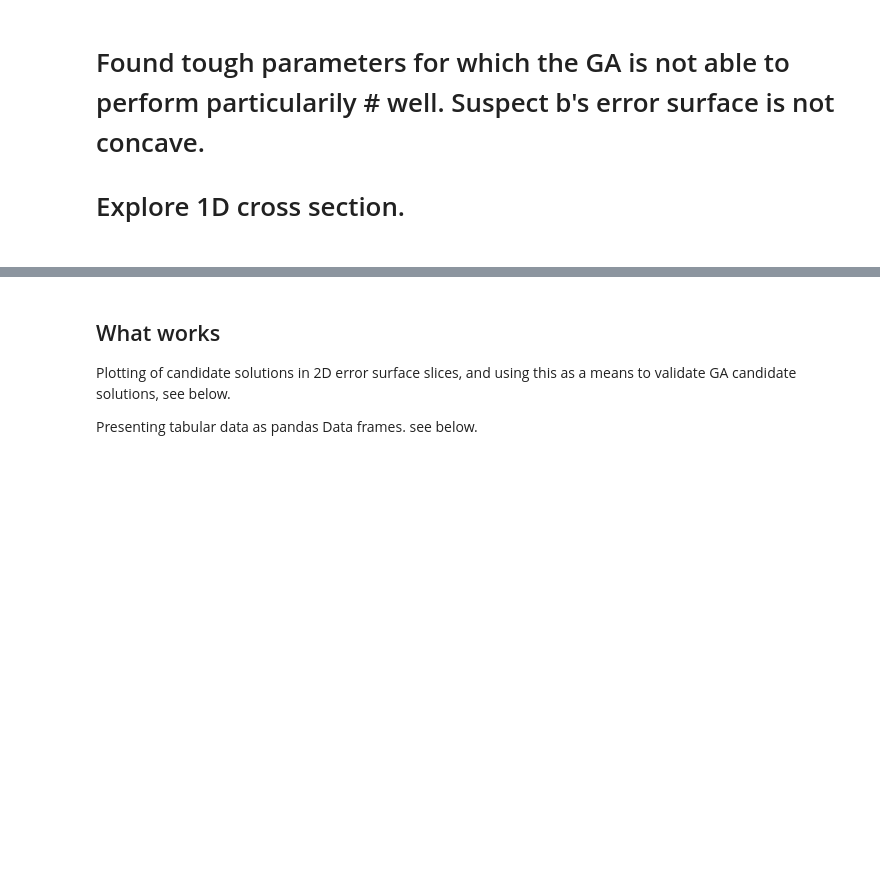
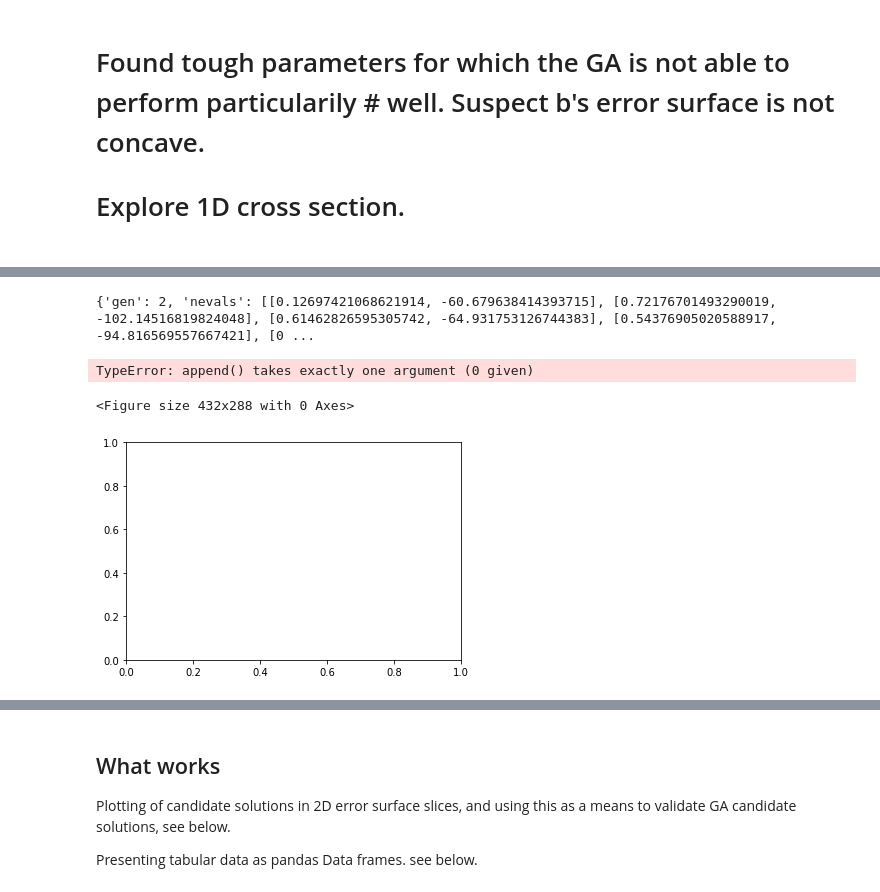
Before and after one commit to scidash/neuronunit, a Jupyter notebook: neuronunit/unit_test/progress_report_.ipynb, the cells around one changed output, grey strips where cells are left out. Cells and saved outputs as stored; diff of their text form; code cells hidden in the pictures; blank space fills up the shorter version.

```diff
--- a/neuronunit/unit_test/progress_report_.ipynb
+++ b/neuronunit/unit_test/progress_report_.ipynb
@@ -349,0 +297,4 @@ matrices = log
+# %%
+from neuronunit.optimization.exhaustive_search import run_grid, reduce_params, create_grid
+grid_points,maps = exhaustive_search.create_grid(npoints=10,nparams=2,provided_keys=[str('vr'),str('a')])
+print(maps)
@@ -349,0 +344,8 @@ matrices = log
+# %%
+'''
+plt.clf()
+fig, ax = plt.subplots(1)
+plt.xlabel('a')
+plt.ylabel('vr')
+plt.imshow(grid.T)
+'''
@@ -349,0 +516,59 @@ matrices = log
+# %%
+plt.clf()
+fig, ax = plt.subplots(1)
+
+zz = [ np.sum(list(i.dtc.scores.values())) for i in grid_results]
+yy = [ i.dtc.attrs['vr'] for i in grid_results]
+xx = [ i.dtc.attrs['a'] for i in grid_results]
+from neuronunit.optimization import exhaustive_search
+
+
+pop = package[0][0]
+history = package[0][4]
+genes_vs_gen =  package[0][-6]
+print(genes_vs_gen[1])
+#gen_versus_pop = ga_out[-6]
+
+for i,p in history.genealogy_history.items():
+
+
+    other_points = []
+    labels = []
+    xy = []
+    for k,v in p.dtc.attrs.items():
+        labels.append(k)
+        xy.append()
+    other_points.append(v)
+
+    print(other_points)
+
+    #grid = exhaustive_search.make_grid(xx,yy,zz)
+    #x,y,z = exhaustive_search.remap_point(xx,yy,zz,other_points)
+
+
+    zi, yi, xi = np.histogram2d(yy, xx, bins=(10,10), weights=zz, normed=False)
+    counts, _, _ = np.histogram2d(yy, xx, bins=(10,10))
+
+    zi = zi / counts
+    zi = np.ma.masked_invalid(zi)
+
+    fig, ax = plt.subplots()
+
+    scat = ax.pcolormesh(xi, yi, zi, edgecolors='black')
+
+    fig.colorbar(scat)
+    ax.margins(0.05)
+    #scat = ax.plot(other_points[0], other_points[1])#, c=z, s=200)
+    for p in other_points:
+        ax.plot(other_points[0], other_points[1],'ro')
+    #fig.colorbar(scat)
+    ax.margins(0.05)
+    plt.xlabel(labels[0])
+    plt.ylabel(labels[1])
+    plt.savefig(str('movie')+str(i)+str('.png'))
+    plt.show()
+# %% [output]
+{'gen': 2, 'nevals': [[0.12697421068621914, -60.679638414393715], [0.72176701493290019, -102.14516819824048], [0.61462826595305742, -64.931753126744383], [0.54376905020588917, -94.816569557667421], [0 ...
+TypeError: append() takes exactly one argument (0 given)
+<Figure size 432x288 with 0 Axes>
+[figure, added]
```
Also changed, not shown: parts of 30 cells of this notebook.
